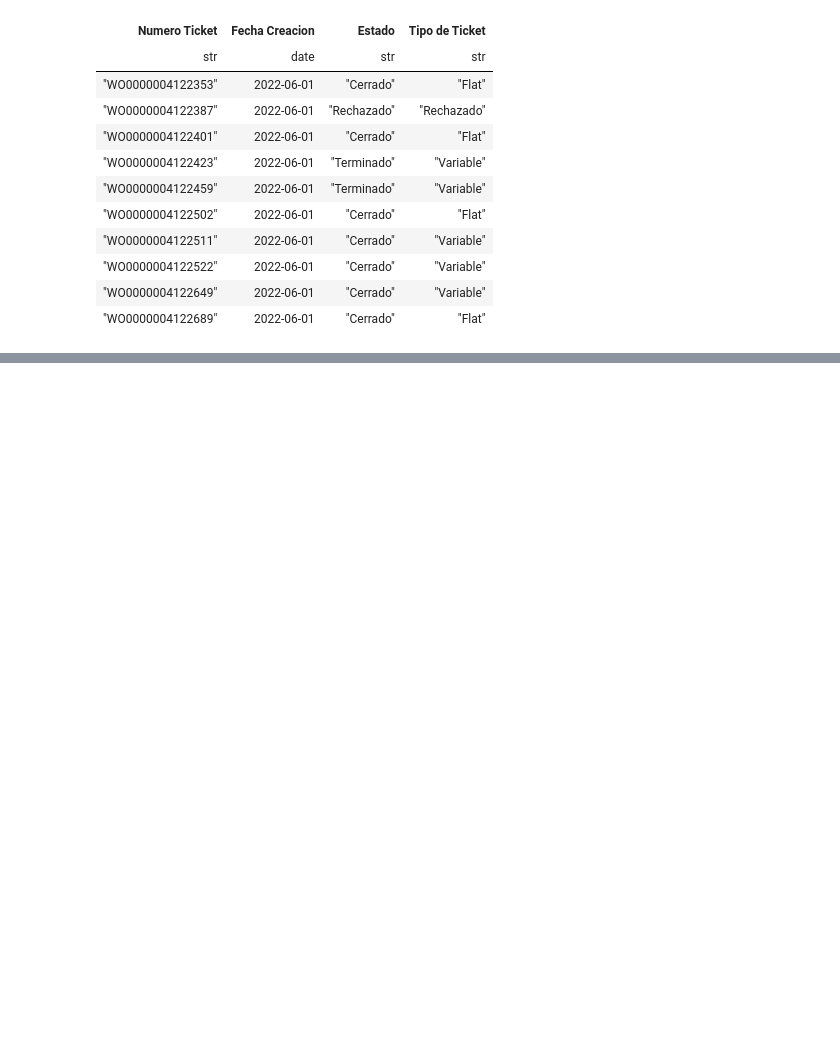
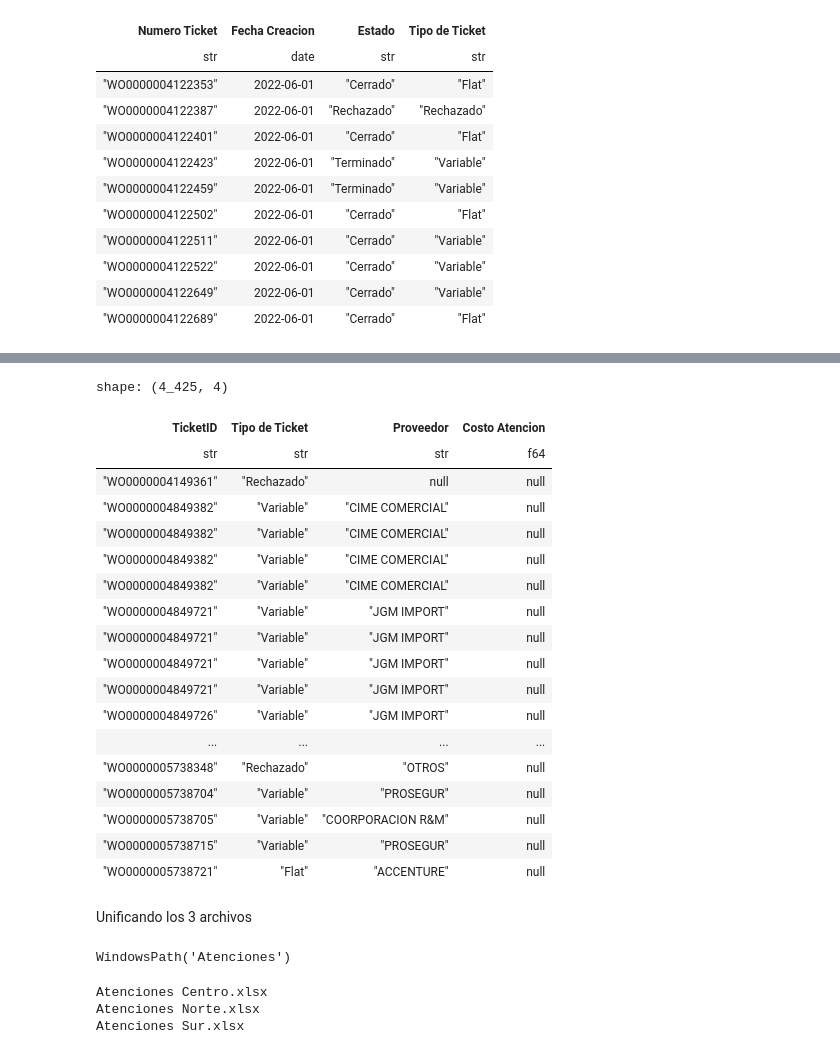
Before and after one commit to ajespinoza2024/Python-for-ETL-E1, a Jupyter notebook: Proceso ETL.ipynb, the cells around one changed output, grey strips where cells are left out. Saved outputs shown, nothing was run; the diff lists cells and outputs as text; code cells hidden in the pictures; blank space fills up the shorter version.

```diff
--- a/Proceso ETL.ipynb
+++ b/Proceso ETL.ipynb
@@ -381,0 +447,6 @@ shape: (10, 4)
+# %%
+def texto_a_decimal(valor):
+    try:
+        return round(float(valor), 2)
+    except:
+        return None
@@ -381,0 +465,28 @@ shape: (10, 4)
+# %%
+dataAtenciones = dataAtenciones.with_columns(
+    pl.col('Costo Atencion').map_elements(texto_a_decimal).alias('Costo Atencion')
+)
+# %%
+dataAtenciones
+# %% [output]
+shape: (4_425, 4)
+| TicketID | Tipo de Ticket | Proveedor | Costo Atencion |
+| str | str | str | f64 |
+| "WO0000004149361" | "Rechazado" | null | null |
+| "WO0000004849382" | "Variable" | "CIME COMERCIAL" | null |
+| "WO0000004849382" | "Variable" | "CIME COMERCIAL" | null |
+| "WO0000004849382" | "Variable" | "CIME COMERCIAL" | null |
+| "WO0000004849382" | "Variable" | "CIME COMERCIAL" | null |
+| "WO0000004849721" | "Variable" | "JGM IMPORT" | null |
+| "WO0000004849721" | "Variable" | "JGM IMPORT" | null |
+| "WO0000004849721" | "Variable" | "JGM IMPORT" | null |
+| "WO0000004849721" | "Variable" | "JGM IMPORT" | null |
+| "WO0000004849726" | "Variable" | "JGM IMPORT" | null |
+| ... | ... | ... | ... |
+| "WO0000005738348" | "Rechazado" | "OTROS" | null |
+| "WO0000005738704" | "Variable" | "PROSEGUR" | null |
+| "WO0000005738705" | "Variable" | "COORPORACION R&M" | null |
+| "WO0000005738715" | "Variable" | "PROSEGUR" | null |
+| "WO0000005738721" | "Flat" | "ACCENTURE" | null |
+# %% [markdown]
+Unificando los 3 archivos
@@ -381,0 +496,6 @@ shape: (10, 4)
+# %%
+rutaCarpeta = Path('./Atenciones/')
+
+rutaCarpeta
+# %% [output]
+WindowsPath('Atenciones')
@@ -381,0 +504,7 @@ shape: (10, 4)
+# %%
+for archivo in archivosExcel:
+    print(str(archivo).split("\\")[1])
+# %% [output]
+Atenciones Centro.xlsx
+Atenciones Norte.xlsx
+Atenciones Sur.xlsx
```
Also changed, not shown: parts of 15 cells of this notebook.
